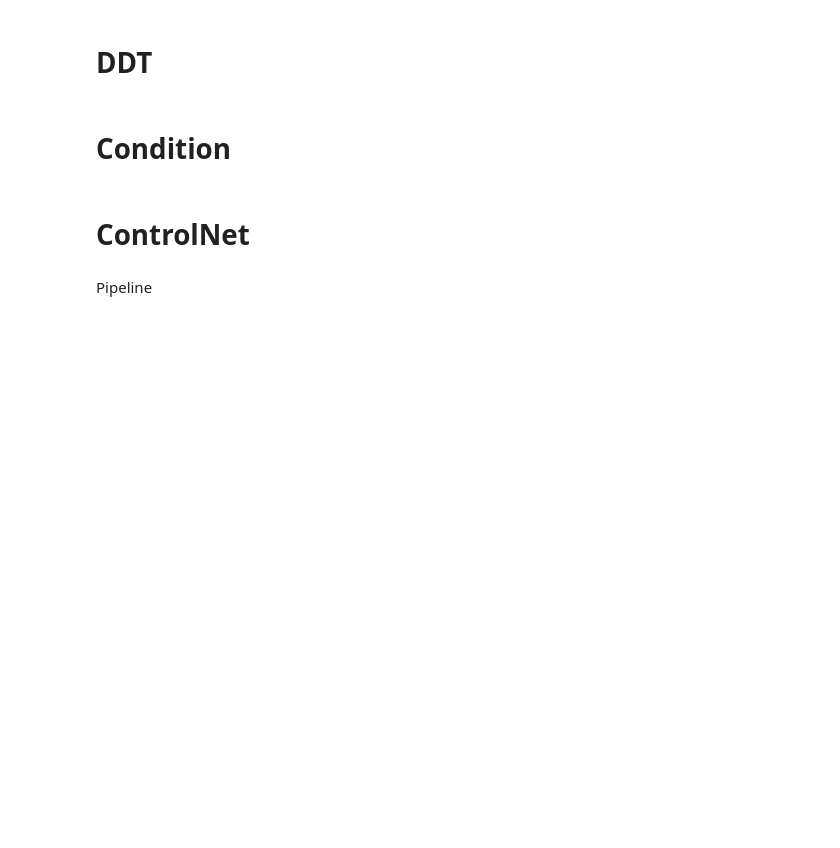
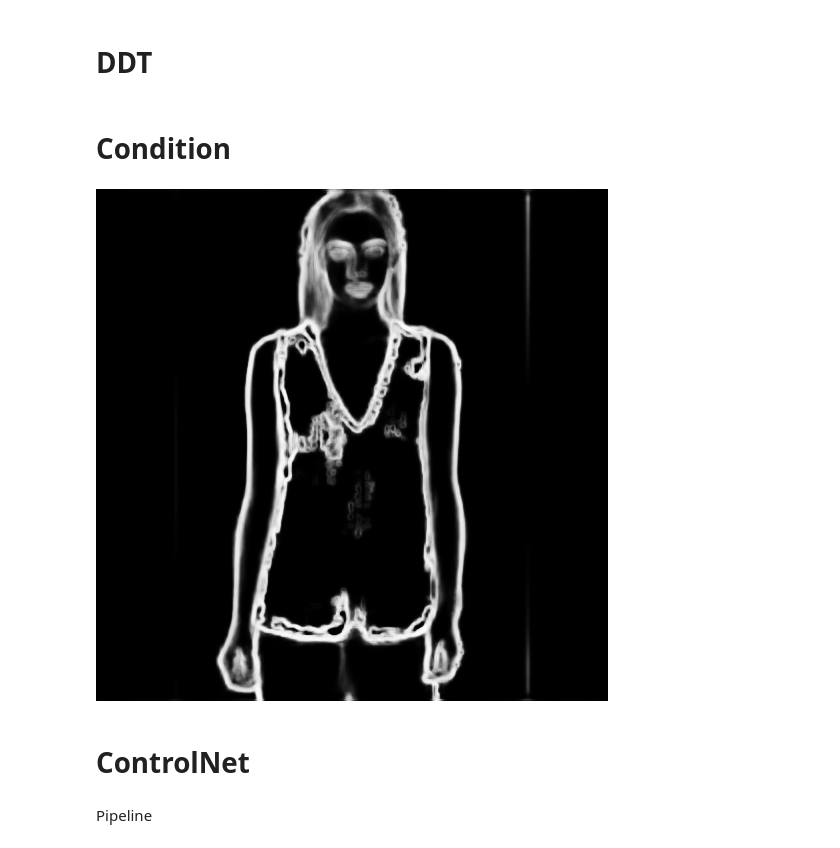
Before and after one commit to ArefMYTB/Artifact_Removal, a Jupyter notebook: rectification.ipynb, the cells around one changed output. Saved outputs shown, nothing was run; the diff lists cells and outputs as text; code cells hidden in the pictures; blank space fills up the shorter version.

```diff
--- a/rectification.ipynb
+++ b/rectification.ipynb
@@ -146,6 +148,11 @@ def controlnet_condition(img, processor_id):
 
     processed_image = processor(img, to_pil=True)
     return processed_image
+# %%
+image = controlnet_condition(distorted_image, "softedge_hed")
+image
+# %% [output]
+[figure, added]
 # %% [markdown]
 # ControlNet
 # %% [markdown]
```
Also changed, not shown: parts of 9 cells of this notebook.
